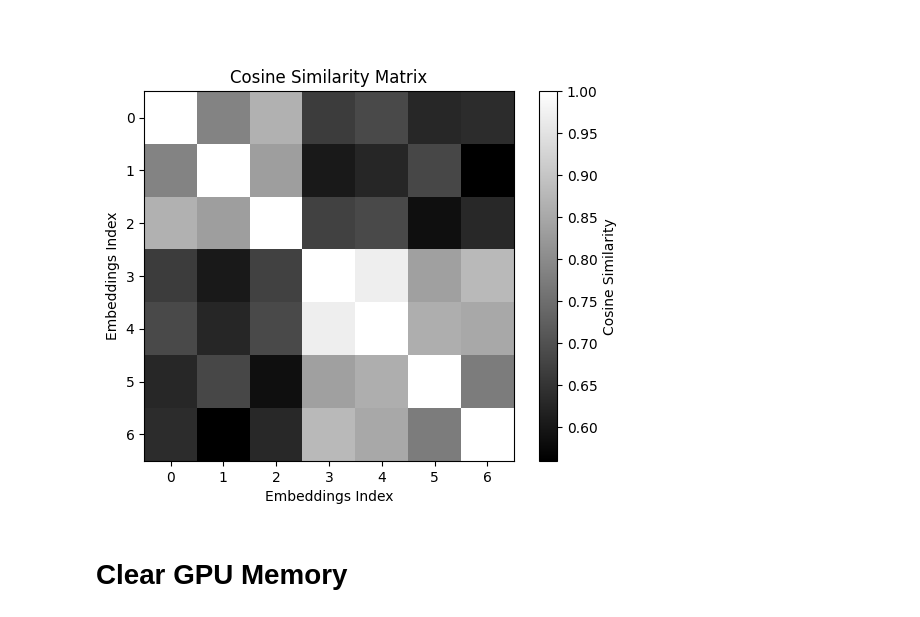
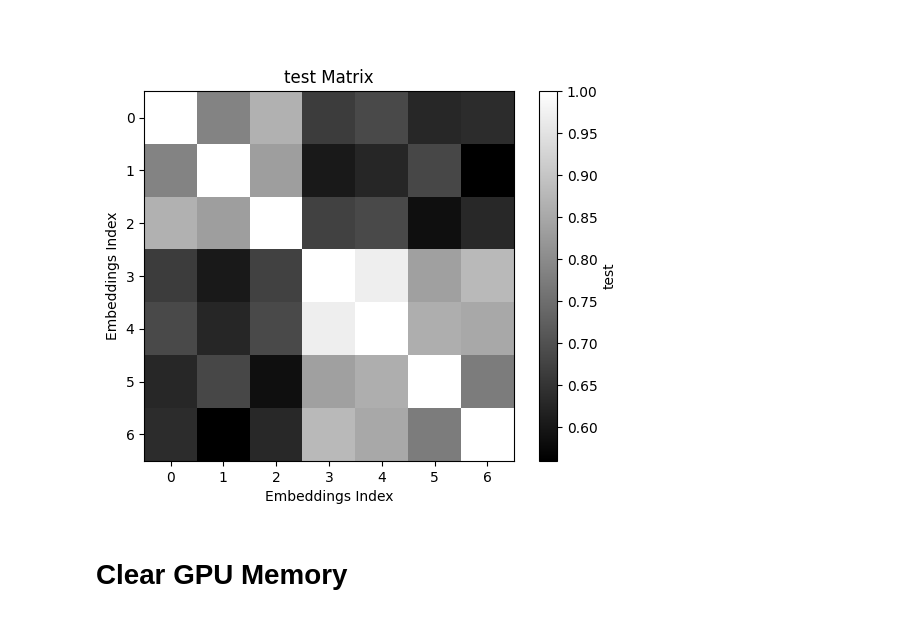
Before and after one commit to KorawutMing/drug-prediction, a Jupyter notebook: train.ipynb, the cells around one changed output. Drawn from its saved outputs; the diff is of its cells as text; code cells hidden in the pictures.

```diff
--- a/train.ipynb
+++ b/train.ipynb
@@ -83,13 +83,13 @@ def indexer(nrows: int) -> int:
 # %%
 from utils.similarity import *
 import numpy as np
 
 nrows = 2
 idx = indexer(nrows)
 matrix = cosine_similarity_matrix(dense[:idx])
-plot_similarity_matrix(matrix, cmap='gray')
+plot_similarity_matrix(matrix, 'test', cmap='gray')
 # %% [output]
-[figure, old version]
+[figure, new version]
 # %% [markdown]
 # Clear GPU Memory
 # %%
```
Also changed, not shown: parts of 2 cells of this notebook, 5 other files.
